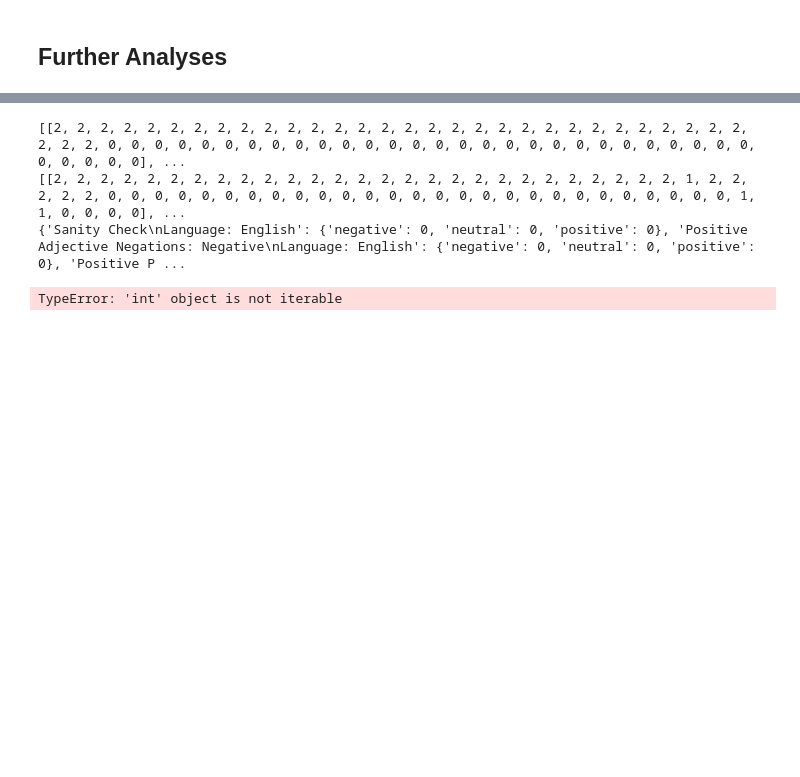
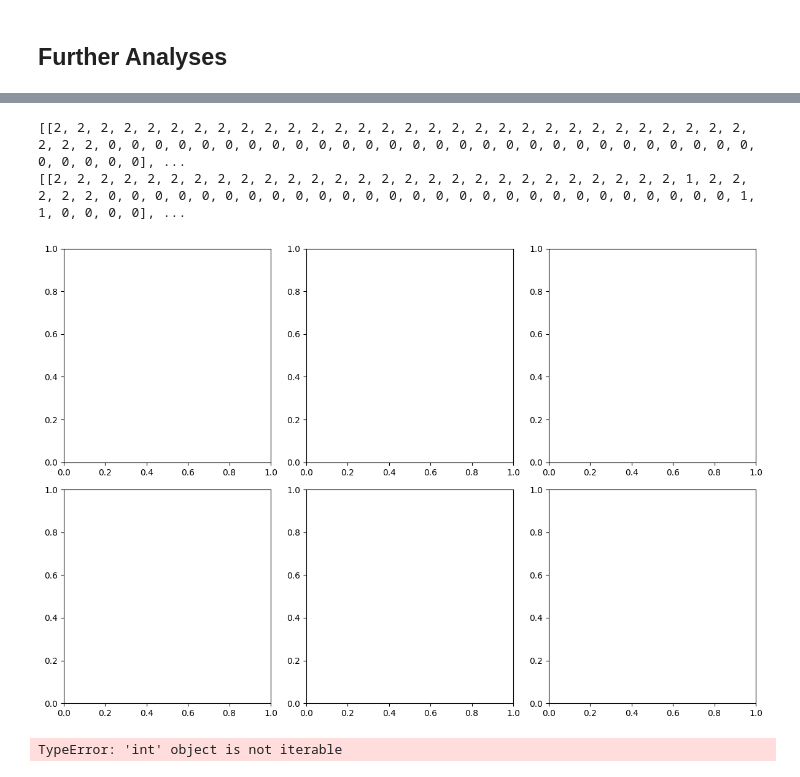
Before and after one commit to winklermi/MultilingualCheckList, a Jupyter notebook: checklist_v2.ipynb, the cells around one changed output, grey strips where cells are left out. Drawn from its saved outputs; the diff is of its cells as text; code cells hidden in the pictures; blank space fills up the shorter version.

Commit message:
add visualisations

```diff
--- a/checklist_v2.ipynb
+++ b/checklist_v2.ipynb
@@ -111,14 +123,14 @@ bar_noun = [
     ]
 
 # negative phrases
-eng_neg_p = ["I don't think that", "I hate that", "I don't like that"]
-deu_neg_p = ["Ich denke nicht, dass", "Ich hasse, dass", "Ich mag nicht, dass"]
-bar_neg_p = ["I deng ned, dass", "I hass des, wenn", "I mog des ned, wenn"] # bavarian constructions work a bit differently than standard German
+eng_neg_p = ["I hate that", "I don't like that"]
+deu_neg_p = ["Ich hasse, dass", "Ich mag nicht, dass"]
+bar_neg_p = ["I hass des, wenn", "I mog des ned, wenn"] # bavarian constructions work a bit differently than standard German
 
 # positive phrases
-eng_pos_p = ["I like that", "I love that", "I'm sure that"]
-deu_pos_p = ["Ich mag, dass", "Ich liebe, dass", "Ich bin sicher, dass"]
-bar_neg_p = ["I mog des, wenn", "I liebs, wenn", "I bin ma sicha, dass"]
+eng_pos_p = ["I like that", "I love that"]
+deu_pos_p = ["Ich mag, dass", "Ich liebe, dass"]
+bar_neg_p = ["I mog des, wenn", "I liebs, wenn"]
 # %% [markdown]
 ## Word Suggestions
 # %%
@@ -179,7 +191,7 @@ eng_suite.add(test, "ENG: Sanity Check", "Negation", "Simple positive and negati
 # e.g. The game is not good.
 data01 = eng_editor.template("The {noun} is not {adj}.", noun=eng_noun, adj=eng_pos, labels=0) # not pos = negative
 test = MFT(**data01)
-eng_suite.add(test, "ENG: Positive Adjective Negations --> Negative: English", "Negation", "Sentences with negated positive adjectives.", overwrite=True)
+eng_suite.add(test, "ENG: Positive Adjective Negations --> Negative", "Negation", "Sentences with negated positive adjectives.", overwrite=True)
 
 # test for negations of positive phrases, expectation: negative (0)
 # e.g. I hate that the game is good.
@@ -189,7 +201,7 @@ eng_suite.add(test, "ENG: Positive Phrase Negations --> Negative", "Negation", "
 
 # test for negated negative adjectives, expectation: positive (1) (or 2)
 # e.g. The game is not bad.
-data03 = eng_editor.template("The {noun} is not {adj}.", noun=eng_noun, adj=eng_pos, labels=2) # not neg = positive
+data03 = eng_editor.template("The {noun} is not {adj}.", noun=eng_noun, adj=eng_neg, labels=2) # not neg = positive
 test = MFT(**data03)
 eng_suite.add(test, "ENG: Negative Adjective Negations --> Positive", "Negation", "Sentences with negated negative adjectives.", overwrite=True)
 
@@ -278,15 +386,17 @@ p(positive) = 0.69      p(neutral) = 0.17       p(negative) = 0.14
 # %%
-def visualise(testsuite, predictions_file):
-    # read prediction scores
+def visualise_testsuite(testsuite, predictions_file):
+    test_names = testsuite.tests.keys()
+    n_tests = len(test_names)
+
+    # read prediction scores from given file
     with open(predictions_file, "r") as f:
         all_predictions = [line.split() for line in f][1:] # remove header line
 
     pred_labels = [int(item[0]) for item in all_predictions]
     pred_scores = [item[1:] for item in all_predictions]
 
-    # get gold labels
+    # get gold labels from TestSuite
     gold_labels = [test.labels for test in testsuite.tests.values()]
-    n_tests = len(gold_labels)
 
     # order predicted labels into tests
     ordered_pred_labels = []
@@ -301,6 +411,38 @@ def visualise(testsuite, predictions_file):
 
     print(gold_labels)
     print(ordered_pred_labels)
+
+    # create figure with a subplot for each test
+    # calculate rows and columns for the figure
+    rows = int(np.sqrt(n_tests))
+    cols = int(math.ceil(n_tests / rows))
+
+    # Create the figure and axes
+    _, axes = plt.subplots(rows, cols, figsize=(cols * 4, rows * 4))
+
+    # flatten the axes array for easy indexing
+    axes = axes.flatten()
+
+    # Plot something in each subplot
+    for i in range(n_tests):
+        preds = ordered_pred_labels[i]
+        scores = ordered_pred_scores[i]
+        golds = gold_labels[i]
+
+
+
+        # x = np.linspace(0, 10, 100)
+        # y = np.sin(x + i)  # Example data
+        # axes[i].plot(x, y)
+        # axes[i].set_title(f"Plot {i + 1}")
+
+    # hide any unused subplots
+    for j in range(n, len(axes)):
+        axes[j].axis('off')
+
+    plt.tight_layout()
+    plt.show()
+
 
     # label information
     classes = lbl2idx.keys()
@@ -339,32 +481,32 @@ def visualise(testsuite, predictions_file):
 
     for label in classes:
         for gold, pred in zip(gold_labels, pred_labels):
             if gold == label and gold == pred: # if gold is the current label and a correct prediction
                 correct_preds_per_label[label] += 1
 
             else:
                 false_preds_per_label[label] += 1
 
     correct_percentages = [(count / len(gold_labels)) * 100 for count in correct_preds_per_label.values()]
     false_percentages = [(count / len(gold_labels)) * 100 for count in false_preds_per_label.values()]
 
     # design bar chart
     width = 0.8
     plt.bar(num_classes, correct_percentages, width, label = "Correct", color = "mediumseagreen")
     plt.bar(num_classes, false_percentages, width, bottom=correct_percentages, label = "False", color = "salmon")
 
     plt.xlabel("Labels")
     plt.ylabel("Percentage")
     plt.title("Correct and False Predictions per Label")
     plt.xticks(num_classes, classes)
     plt.legend()
 
     # plt.tight_layout()
     plt.show()
 
 visualise(eng_suite, eng_predictions_file)
 # %% [output]
 [[2, 2, 2, 2, 2, 2, 2, 2, 2, 2, 2, 2, 2, 2, 2, 2, 2, 2, 2, 2, 2, 2, 2, 2, 2, 2, 2, 2, 2, 2, 2, 2, 2, 0, 0, 0, 0, 0, 0, 0, 0, 0, 0, 0, 0, 0, 0, 0, 0, 0, 0, 0, 0, 0, 0, 0, 0, 0, 0, 0, 0, 0, 0, 0, 0, 0], ...
 [[2, 2, 2, 2, 2, 2, 2, 2, 2, 2, 2, 2, 2, 2, 2, 2, 2, 2, 2, 2, 2, 2, 2, 2, 2, 2, 2, 1, 2, 2, 2, 2, 2, 0, 0, 0, 0, 0, 0, 0, 0, 0, 0, 0, 0, 0, 0, 0, 0, 0, 0, 0, 0, 0, 0, 0, 0, 0, 0, 0, 1, 1, 0, 0, 0, 0], ...
-{'Sanity Check\nLanguage: English': {'negative': 0, 'neutral': 0, 'positive': 0}, 'Positive Adjective Negations: Negative\nLanguage: English': {'negative': 0, 'neutral': 0, 'positive': 0}, 'Positive P ...
+[figure, added]
 TypeError: 'int' object is not iterable
```
Also changed, not shown: parts of 11 cells of this notebook.
